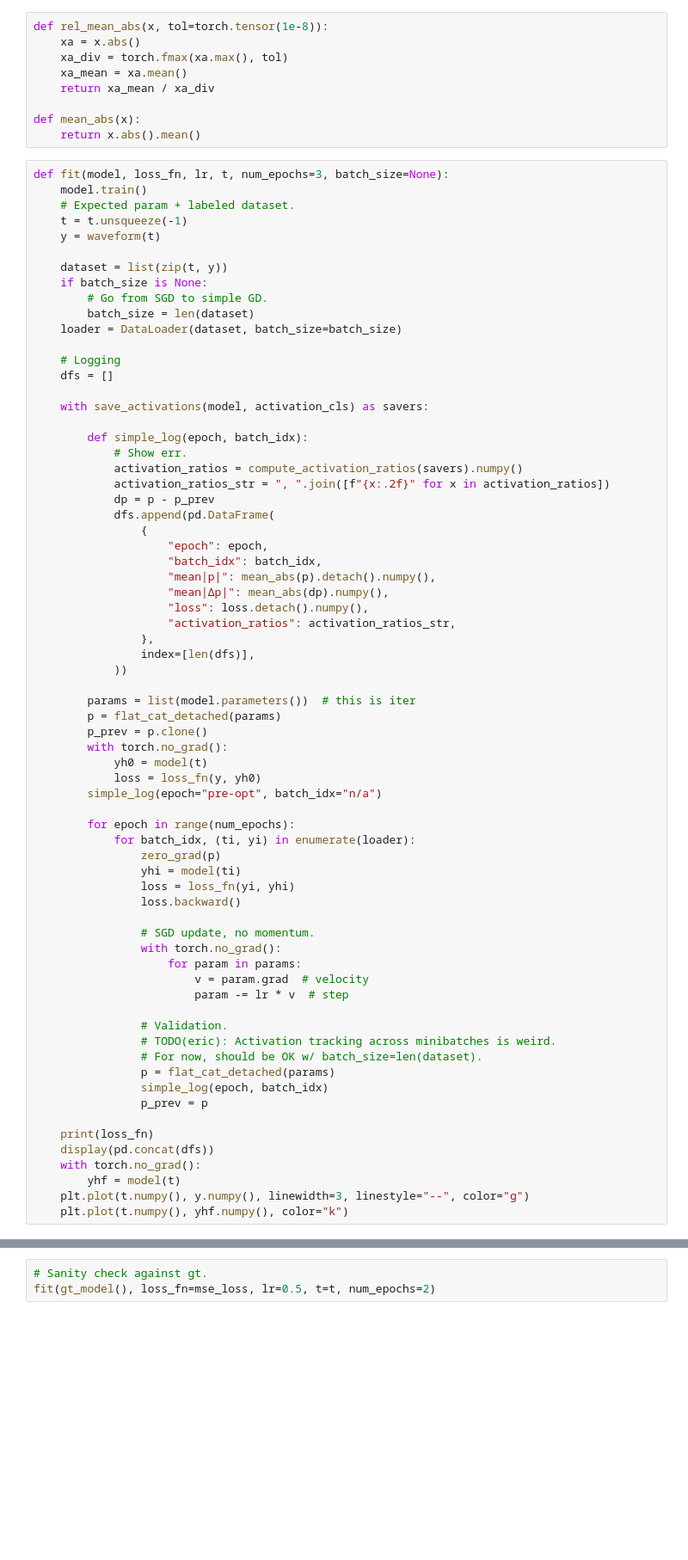
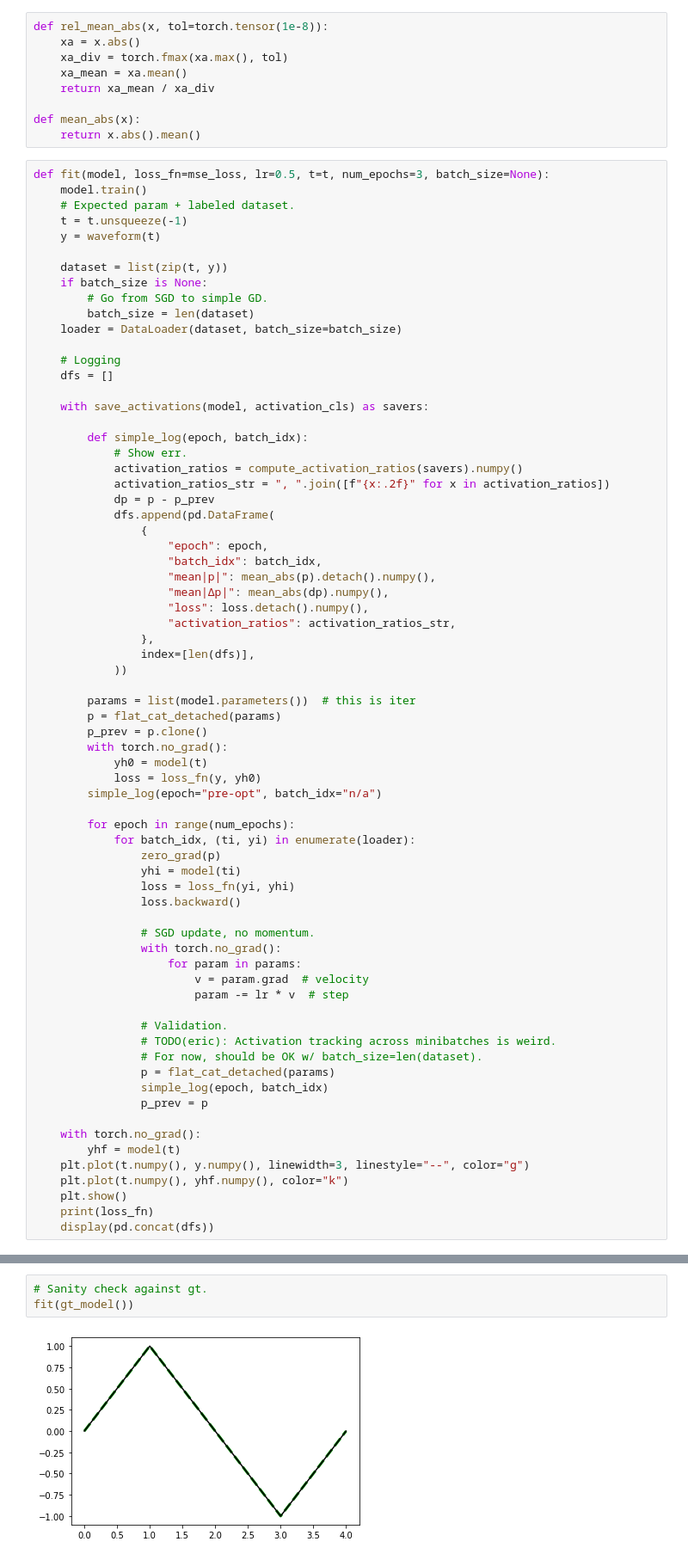
Before and after one commit to EricCousineau-TRI/repro, a Jupyter notebook: python/understand_torch_sgd_and_mlp/mlp_sin.ipynb, the cells around one changed output, grey strips where cells are left out. Shown: that part at 86% size. Drawn from its saved outputs; the diff is of its cells as text; blank space fills up the shorter version.

```diff
--- a/python/understand_torch_sgd_and_mlp/mlp_sin.ipynb
+++ b/python/understand_torch_sgd_and_mlp/mlp_sin.ipynb
@@ -209,7 +209,7 @@ def rel_mean_abs(x, tol=torch.tensor(1e-8)):
 def mean_abs(x):
     return x.abs().mean()
 # %%
-def fit(model, loss_fn, lr, t, num_epochs=3, batch_size=None):
+def fit(model, loss_fn=mse_loss, lr=0.5, t=t, num_epochs=3, batch_size=None):
     model.train()
     # Expected param + labeled dataset.
     t = t.unsqueeze(-1)
@@ -271,9 +271,10 @@ def fit(model, loss_fn, lr, t, num_epochs=3, batch_size=None):
                 simple_log(epoch, batch_idx)
                 p_prev = p
 
-    print(loss_fn)
-    display(pd.concat(dfs))
     with torch.no_grad():
         yhf = model(t)
     plt.plot(t.numpy(), y.numpy(), linewidth=3, linestyle="--", color="g")
     plt.plot(t.numpy(), yhf.numpy(), color="k")
+    plt.show()
+    print(loss_fn)
+    display(pd.concat(dfs))
@@ -285,4 +299,6 @@ def make_model():
     return model
 # %%
 # Sanity check against gt.
-fit(gt_model(), loss_fn=mse_loss, lr=0.5, t=t, num_epochs=2)
+fit(gt_model())
+# %% [output]
+[figure, added]
```
Also changed, not shown: parts of 15 cells of this notebook.
